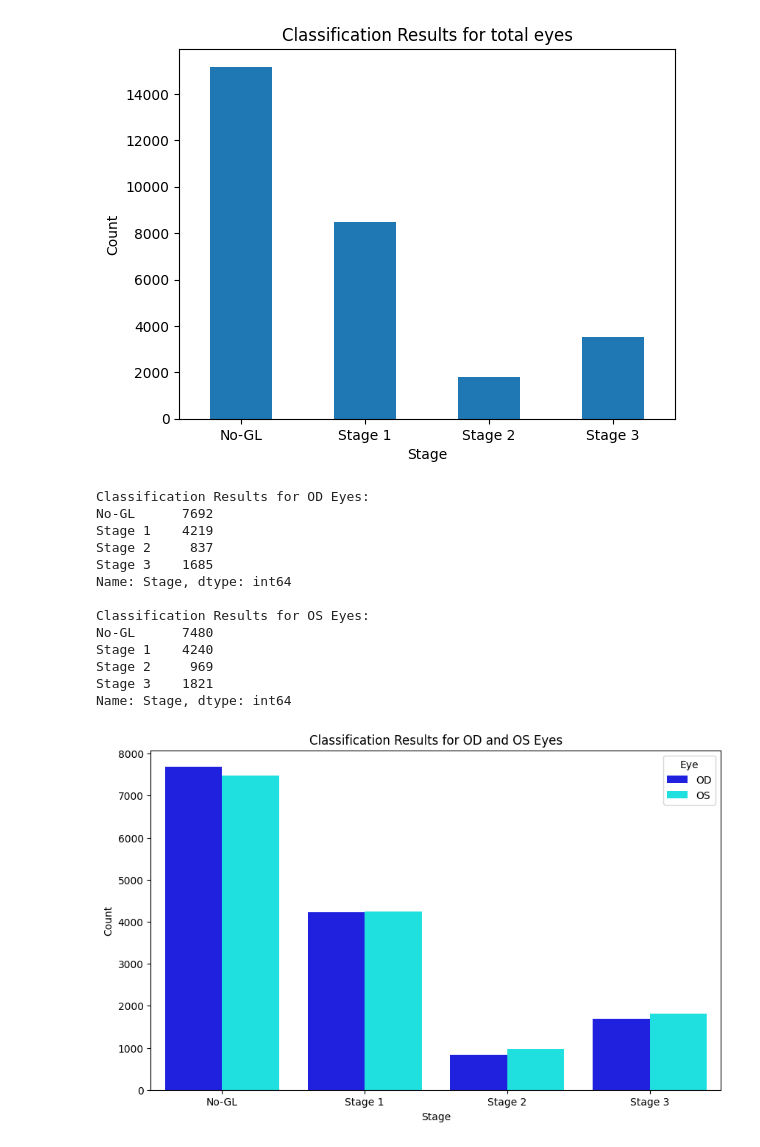
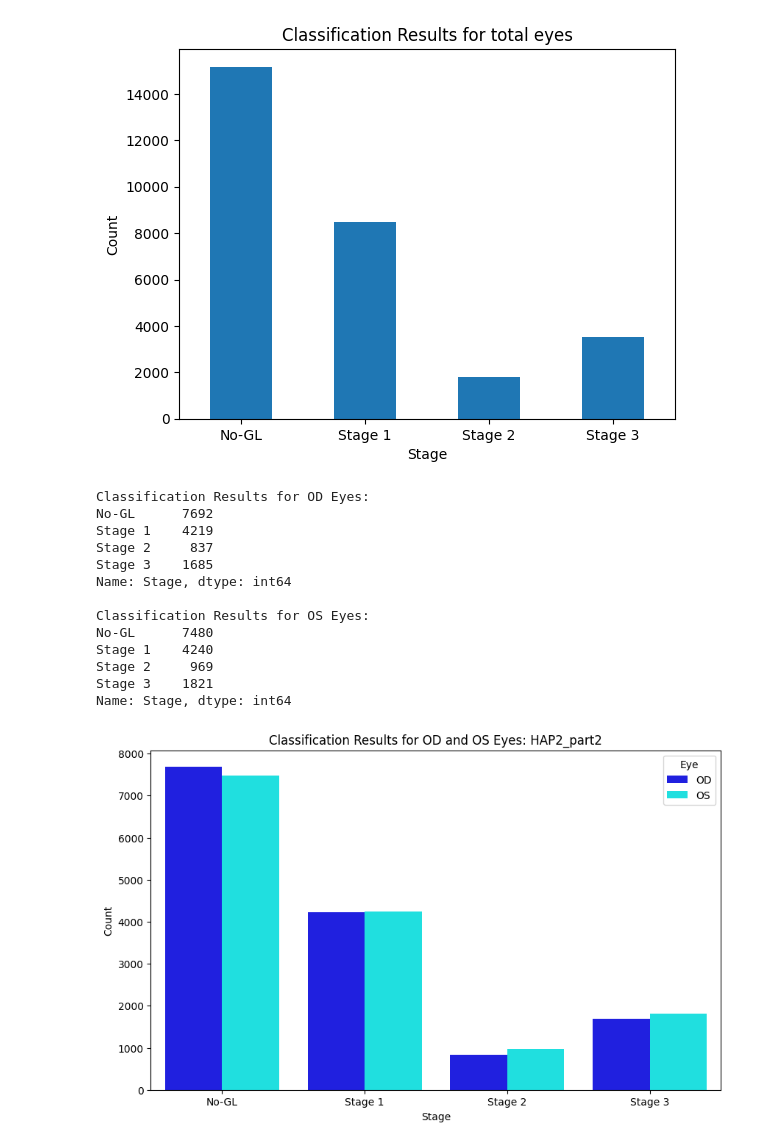
Before and after one commit to Mousamoradi/PyGlaucoMetrics, a Jupyter notebook: Test_code_MM.ipynb, the cells around one changed output. Cells and saved outputs as stored; diff of their text form; code cells hidden in the pictures.

```diff
--- a/Test_code_MM.ipynb
+++ b/Test_code_MM.ipynb
@@ -62,3 +62,40 @@ vfprogression.plotProbabilities(tdp, title= 'Total Deviation Probablity',
 Shape of Total Deviation:(54,)
 Type of Total Deviation: <class 'tuple'>
 [figure]
+# %%
+# Load original MTD from dataset
+org_data = pd.read_csv('C:/Users/musa1/PyVisualField/VF_Data_org.csv', encoding='windows-1254')
+# %%
+def Fn_HAP2_part2(df_pdp):
+    # Select columns l1 to l54
+    columns_to_check = df_pdp.loc[:, 'l1':'l54']
+
+    # Count the number of values less than 0.05 and 0.01 for each row
+    count_05 = (columns_to_check <= 0.05).sum(axis=1)
+    count_01 = (columns_to_check <= 0.01).sum(axis=1)
+
+    # Add the count as new columns to the DataFrame
+    df_pdp['Count_Less_Than_0.05'] = count_05
+    df_pdp['Count_Less_Than_0.01'] = count_01
+
+    # Merge the DataFrames based on the common column 'ID'
+    df_pdp = df_pdp.set_index(org_data.index)
+    df_pdp['MTD'] = org_data['MTD'].values
+
+    # Define a function to apply the conditions and create the new column
+    def stage_classification(row):
+        if 0.01 <= abs(row['MTD']) <= 6 and 1 <= row['Count_Less_Than_0.05'] <= 12 and 1 <= row['Count_Less_Than_0.01'] <= 4:
+            return "Stage 1"
+        elif 6.01 <= abs(row['MTD']) <= 12 and 13 <= row['Count_Less_Than_0.05'] <= 26 and 5 <= row['Count_Less_Than_0.01'] <= 13:
+            return "Stage 2"
+        elif 12.01 <= abs(row['MTD']) and row['Count_Less_Than_0.05'] >= 27 and row['Count_Less_Than_0.01'] >= 14:
+            return "Stage 3"
+        else:
+            return "No-GL"
+
+    df_pdp['Stage'] = df_pdp.apply(stage_classification, axis=1)
+
+    return df_pdp
+# %%
+HAP2_part2_result = Fn_HAP2_part2(df_pdp.copy())
+HAP2_part2_result
@@ -150,10 +201,10 @@ Name: Stage, dtype: int64
 import seaborn as sns
 
 # Filter the DataFrame for 'OD' eyes
-df_od = df_pdp[df_pdp['eye'] == 'OD']
+df_od = HAP2_part2_result[HAP2_part2_result['eye'] == 'OD']
 
 # Filter the DataFrame for 'OS' eyes
-df_os = df_pdp[df_pdp['eye'] == 'OS']
+df_os = HAP2_part2_result[HAP2_part2_result['eye'] == 'OS']
 stage_order = ['No-GL', 'Stage 1', 'Stage 2', 'Stage 3']
 
 # Display the count of each unique value in the 'Stage' column for 'OD' eyes
@@ -171,36 +222,36 @@ print(classification_results_ordered_od)
 # Display the classification results for 'OS' eyes
 print("\nClassification Results for OS Eyes:")
 print(classification_results_ordered_os)
 
 # Visualizing
 # Concatenate 'OD' and 'OS' eyes into one DataFrame
-df_both = pd.concat([df_pdp[df_pdp['eye'] == 'OD'], df_pdp[df_pdp['eye'] == 'OS']])
+df_both = pd.concat([HAP2_part2_result[HAP2_part2_result['eye'] == 'OD'], HAP2_part2_result[HAP2_part2_result['eye'] == 'OS']])
 
 # Plot a bar plot with 'eye' as hue
 plt.figure(figsize=(10, 6))
 sns.countplot(x='Stage', data=df_both, hue='eye', palette={'OD': 'blue', 'OS': 'cyan'}, order=stage_order)
-plt.title('Classification Results for OD and OS Eyes')
+plt.title('Classification Results for OD and OS Eyes: HAP2_part2')
 plt.xlabel('Stage')
 plt.ylabel('Count')
 plt.legend(title='Eye', loc='upper right')
 
 # Show the plot
 plt.show()
 # %% [output]
 Classification Results for OD Eyes:
 No-GL      7692
 Stage 1    4219
 Stage 2     837
 Stage 3    1685
 Name: Stage, dtype: int64
 
 Classification Results for OS Eyes:
 No-GL      7480
 Stage 1    4240
 Stage 2     969
 Stage 3    1821
 Name: Stage, dtype: int64
-[figure, old version]
+[figure, new version]
 # %%
 # save tdp and pdp into the excel file
 # We need to merge these new data into the original VFs
```
Also changed, not shown: parts of 2 cells of this notebook.
